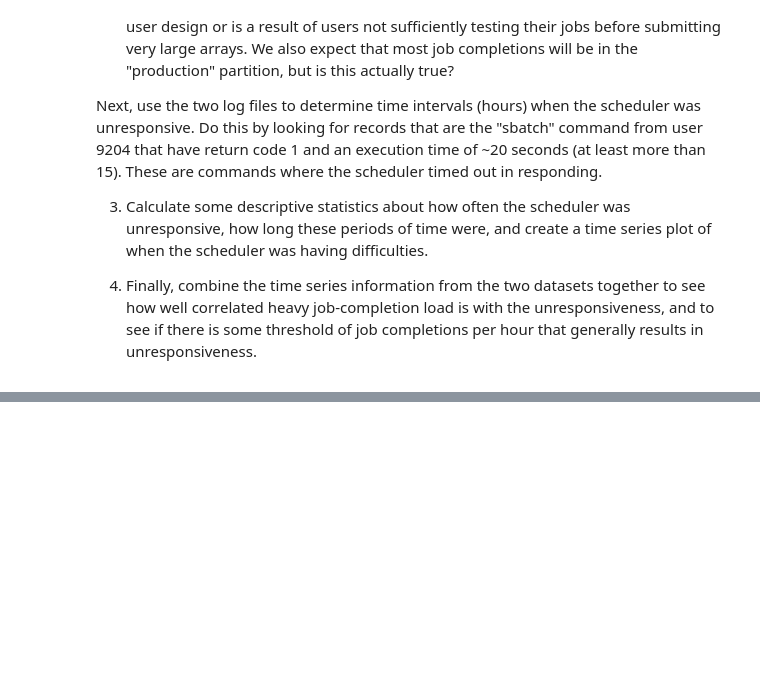
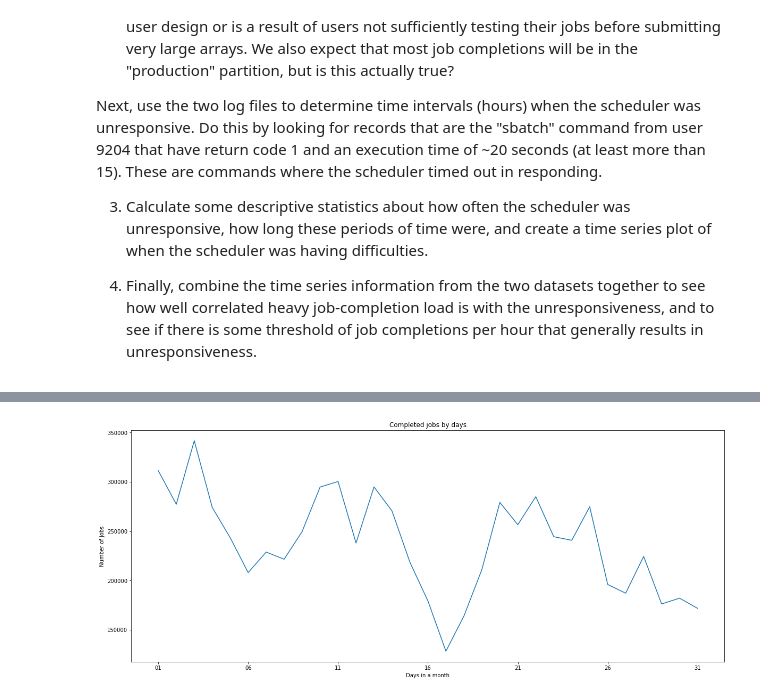
Before and after one commit to nss-data-science-cohort-5/accre-three-musketeers, a Jupyter notebook: notebooks/azhang_1_accre.ipynb, the cells around one changed output, grey strips where cells are left out. Saved outputs shown, nothing was run; the diff lists cells and outputs as text; code cells hidden in the pictures; blank space fills up the shorter version.

```diff
--- a/notebooks/azhang_1_accre.ipynb
+++ b/notebooks/azhang_1_accre.ipynb
@@ -85,0 +66,11 @@ scheduler[(scheduler['STATE']=='CANCELLED')& (scheduler['EXITCODE']=='0:0')].sor
+# %%
+# completed jobs by days
+completed_by_day = completed.groupby(completed['END'].dt.strftime('%d')).count()
+# %%
+plt.figure(figsize = (20,8))
+completed_by_day['JOBID'].plot()
+plt.title('Completed jobs by days')
+plt.xlabel('Days in a month')
+plt.ylabel('Number of jobs');
+# %% [output]
+[figure, added]
```
Also changed, not shown: parts of 25 cells of this notebook.
